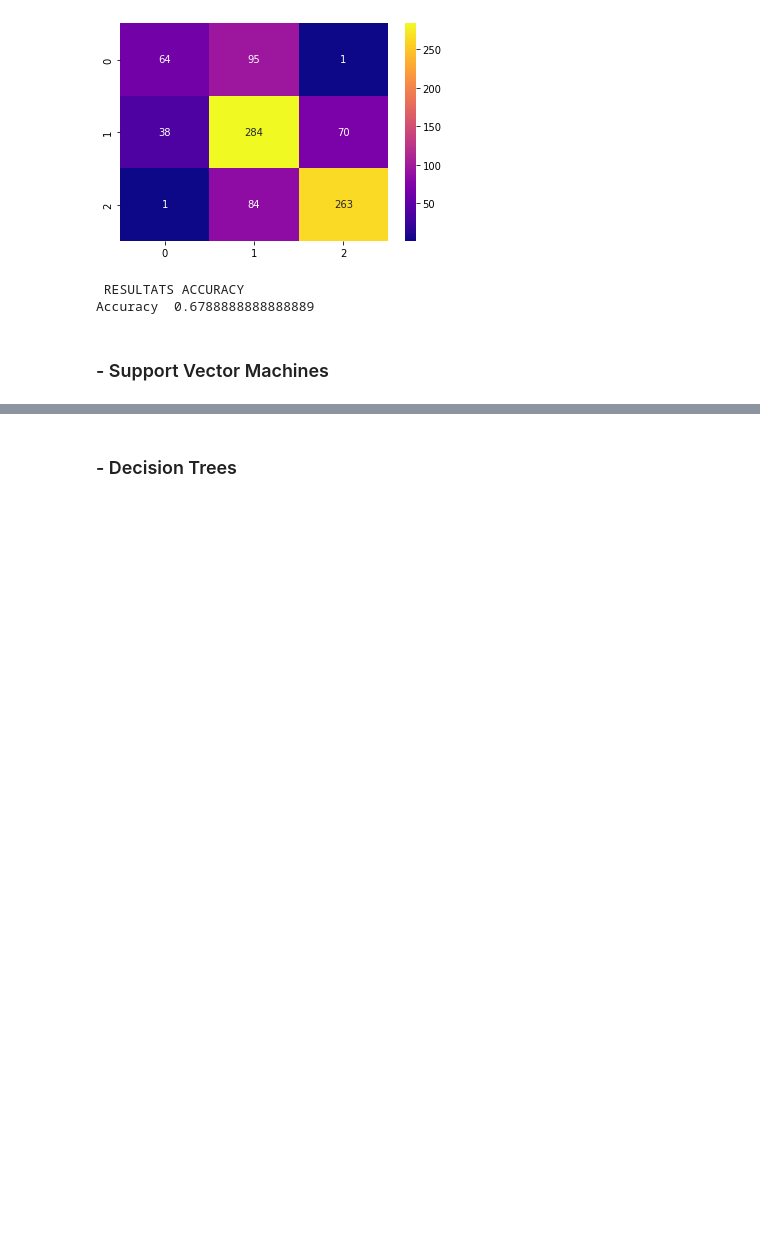
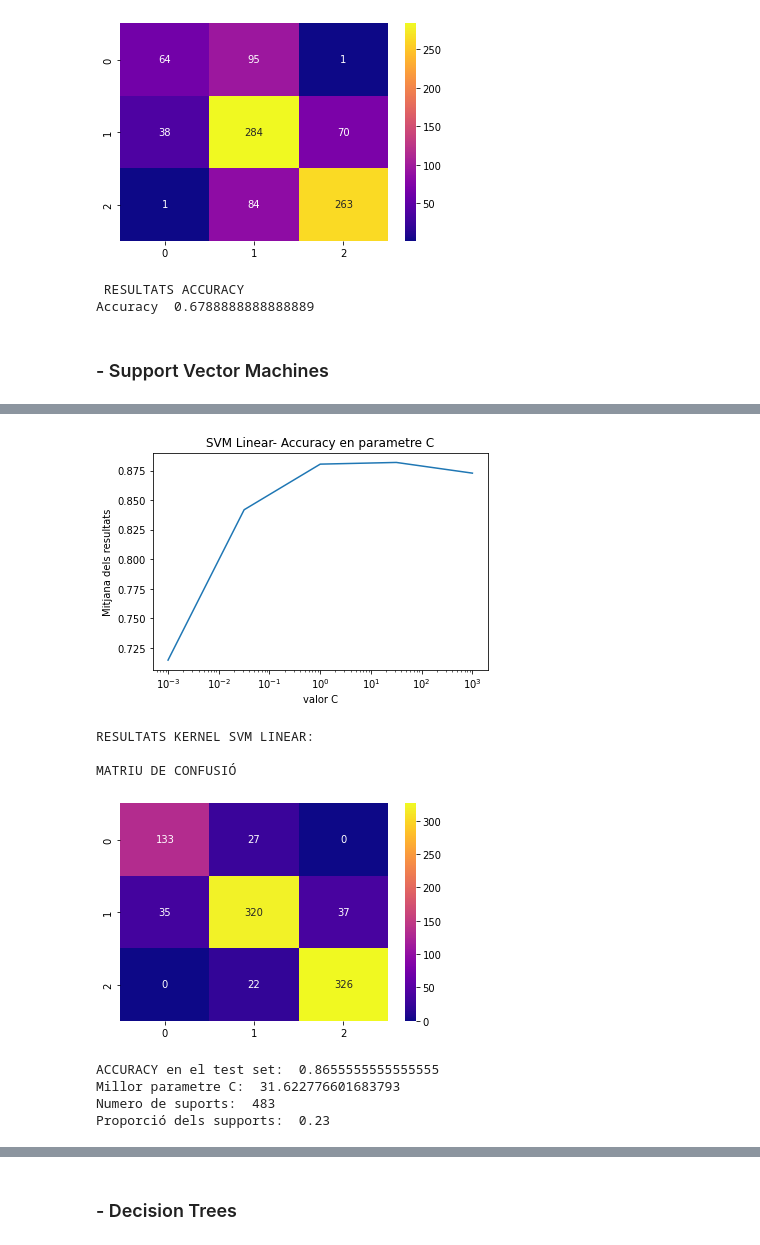
Before and after one commit to PauRF03/practica-MIDA, a Jupyter notebook: Prediccio_edats.ipynb, the cells around one changed output, grey strips where cells are left out. Cells and saved outputs as stored; diff of their text form; code cells hidden in the pictures; blank space fills up the shorter version.

```diff
--- a/Prediccio_edats.ipynb
+++ b/Prediccio_edats.ipynb
@@ -762,15 +764,3 @@ MATRIU DE CONFUSIÓ
 Accuracy  0.6788888888888889
 # %% [markdown]
 ### - Support Vector Machines
-# %%
-import sklearn
-from sklearn.svm import SVC
-from sklearn.svm import LinearSVC
-from sklearn.model_selection import GridSearchCV
-
-#knc = LinearSVC()
-knc = SVC(kernel='linear')
-knc.fit(X_train, y_train)
-pred=knc.predict(X_test)
-print("Confusion matrix on test set:\n",sklearn.metrics.confusion_matrix(y_test, pred))
-print("\nAccuracy on test set: ",sklearn.metrics.accuracy_score(y_test, pred))
@@ -822,0 +774,47 @@ Prop. of supports:  0.30428571428571427
+# %%
+#Trobar cs amb grid search
+Cs = np.logspace(-3, 3, num=5, base=10.0)
+param_grid_linear = {'C': Cs, 'kernel': ['linear']}
+grid_search_linear = GridSearchCV(SVC(), param_grid_linear, cv=5)
+grid_search_linear.fit(X_train, y_train)
+
+#Grafic de resultats de Accuracy depenen valors de C
+scores_linear = grid_search_linear.cv_results_['mean_test_score']
+plt.semilogx(Cs, scores_linear)
+plt.title('SVM Linear- Accuracy en parametre C')
+plt.xlabel('valor C')
+plt.ylabel('Mitjana dels resultats')
+plt.show()
+
+best_C_linear = grid_search_linear.best_params_['C'] #trobat millor C
+
+#Aplicar millor parametre
+svm_linear = SVC(kernel='linear', C=best_C_linear)
+svm_linear.fit(X_train, y_train)
+pred_linear = svm_linear.predict(X_test)
+
+#Resultats
+
+print("RESULTATS KERNEL SVM LINEAR:")
+
+cm = confusion_matrix(y_test, pred_linear)
+
+print("\nMATRIU DE CONFUSIÓ ")
+plt.figure(figsize=(6, 4))
+sns.heatmap(cm, annot=True, fmt="d", cmap="plasma")
+plt.show()
+
+print("ACCURACY en el test set: ", accuracy_score(y_test, pred_linear))
+print("Millor parametre C: ", best_C_linear)
+print("Numero de suports: ", np.sum(svm_linear.n_support_))
+print("Proporció dels supports: ", np.sum(svm_linear.n_support_)/X_train.shape[0])
+# %% [output]
+[figure, added]
+RESULTATS KERNEL SVM LINEAR:
+
+MATRIU DE CONFUSIÓ
+[figure, added]
+ACCURACY en el test set:  0.8655555555555555
+Millor parametre C:  31.622776601683793
+Numero de suports:  483
+Proporció dels supports:  0.23
```
Also changed, not shown: parts of 27 cells of this notebook, 3 other files.
